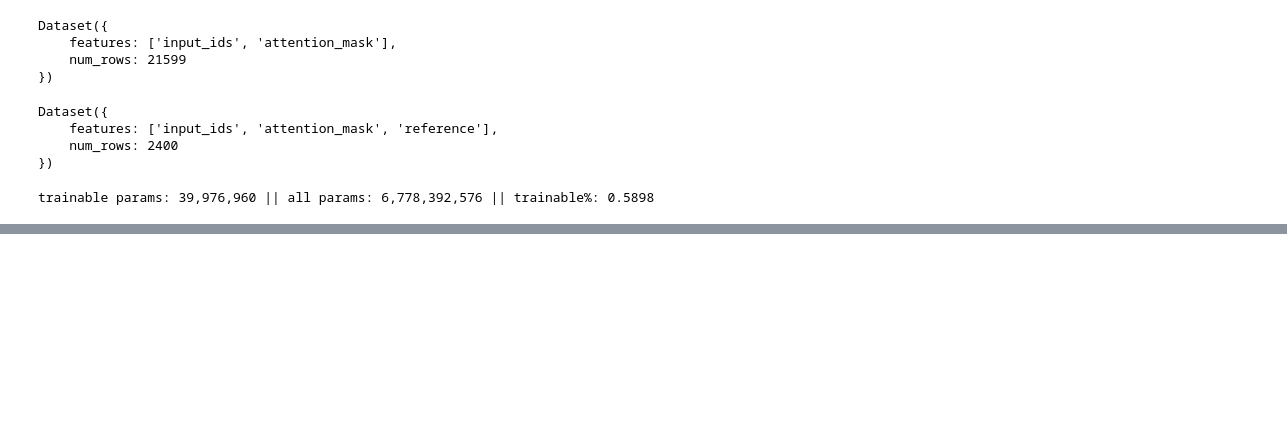
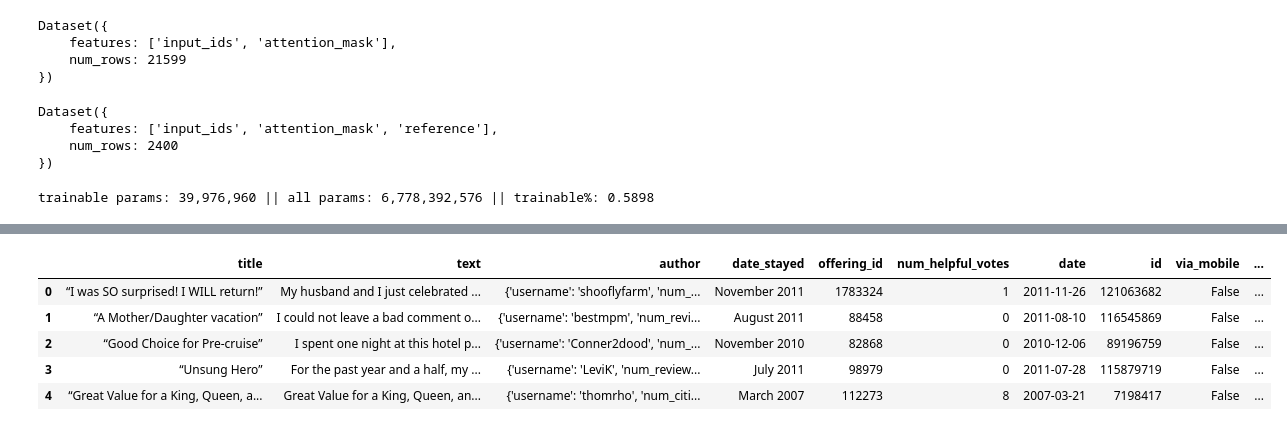
Before and after one commit to ArpanMukhopadhyay/NLP_applied, a Jupyter notebook: assignment2/ANLP_2025_S1_assignment2_a1797378_arpan_version05.ipynb, the cells around one changed output, grey strips where cells are left out. Cells and saved outputs as stored; diff of their text form; code cells hidden in the pictures; blank space fills up the shorter version.

Commit message:
majority of code work completed only thing left is cleaning it up and comments

```diff
--- a/assignment2/ANLP_2025_S1_assignment2_a1797378_arpan_version05.ipynb
+++ b/assignment2/ANLP_2025_S1_assignment2_a1797378_arpan_version05.ipynb
@@ -1278,0 +1460,3 @@ NameError: name 'rouge_out' is not defined
+# %%
+test_data = pd.read_json('hotel_review_en_test.JSON', lines=True)
+test_data.head()
@@ -1278,0 +1470,13 @@ NameError: name 'rouge_out' is not defined
+# %%
+normalized_cols_test = pd.json_normalize(test_data['ratings'])
+test_data_new = test_data.join(normalized_cols_test)
+test_data_new = test_data_new.drop(['ratings'], axis=1)
+# %%
+test_data_new.head()
+# %% [output]
+|  | title | text | author | date_stayed | offering_id | num_helpful_votes | date | id | via_mobile | ... |
+| 0 | “I was SO surprised! I WILL return!” | My husband and I just celebrated ... | {'username': 'shooflyfarm', 'num_... | November 2011 | 1783324 | 1 | 2011-11-26 | 121063682 | False | ... |
+| 1 | “A Mother/Daughter vacation” | I could not leave a bad comment o... | {'username': 'bestmpm', 'num_revi... | August 2011 | 88458 | 0 | 2011-08-10 | 116545869 | False | ... |
+| 2 | “Good Choice for Pre-cruise” | I spent one night at this hotel p... | {'username': 'Conner2dood', 'num_... | November 2010 | 82868 | 0 | 2010-12-06 | 89196759 | False | ... |
+| 3 | “Unsung Hero” | For the past year and a half, my ... | {'username': 'LeviK', 'num_review... | July 2011 | 98979 | 0 | 2011-07-28 | 115879719 | False | ... |
+| 4 | “Great Value for a King, Queen, a... | Great Value for a King, Queen, an... | {'username': 'thomrho', 'num_citi... | March 2007 | 112273 | 8 | 2007-03-21 | 7198417 | False | ... |
```
Also changed, not shown: parts of 39 cells of this notebook, 1 other file.
